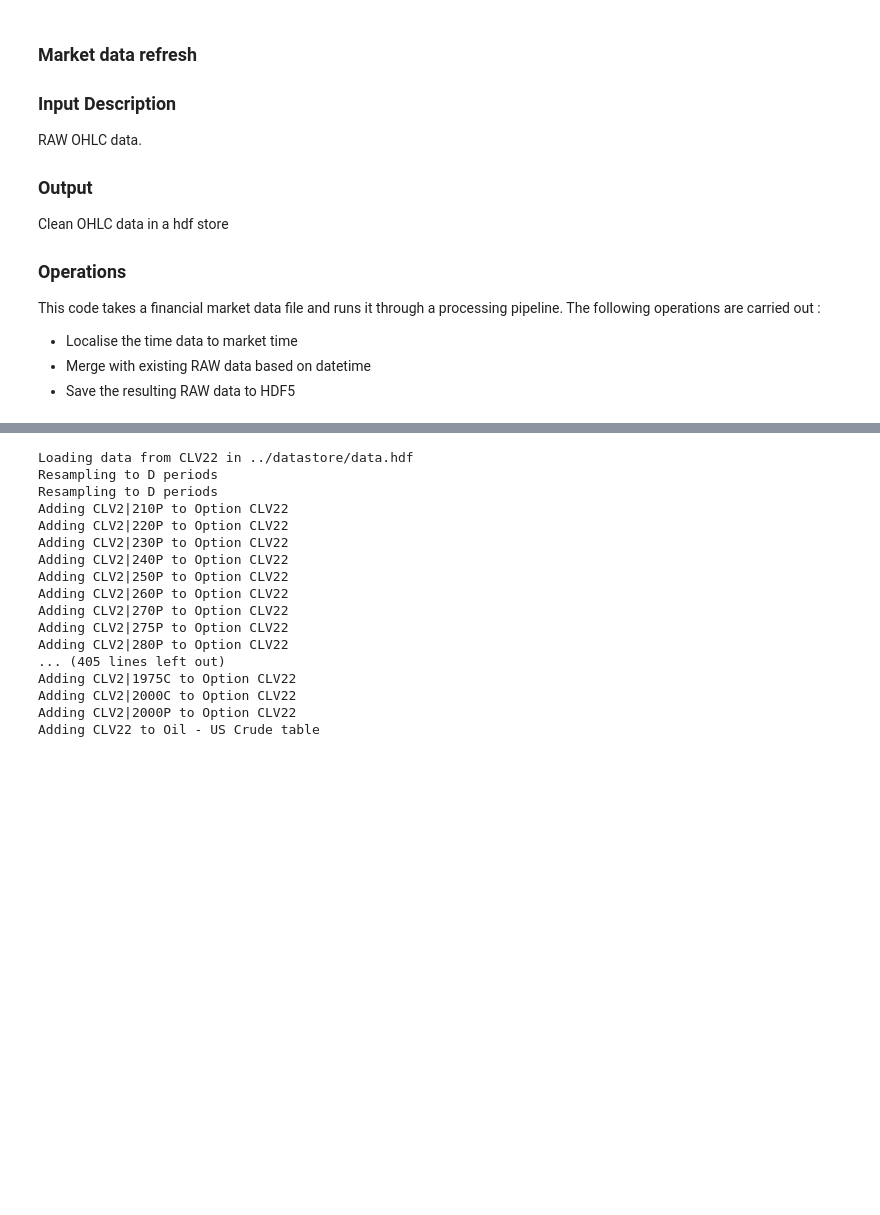
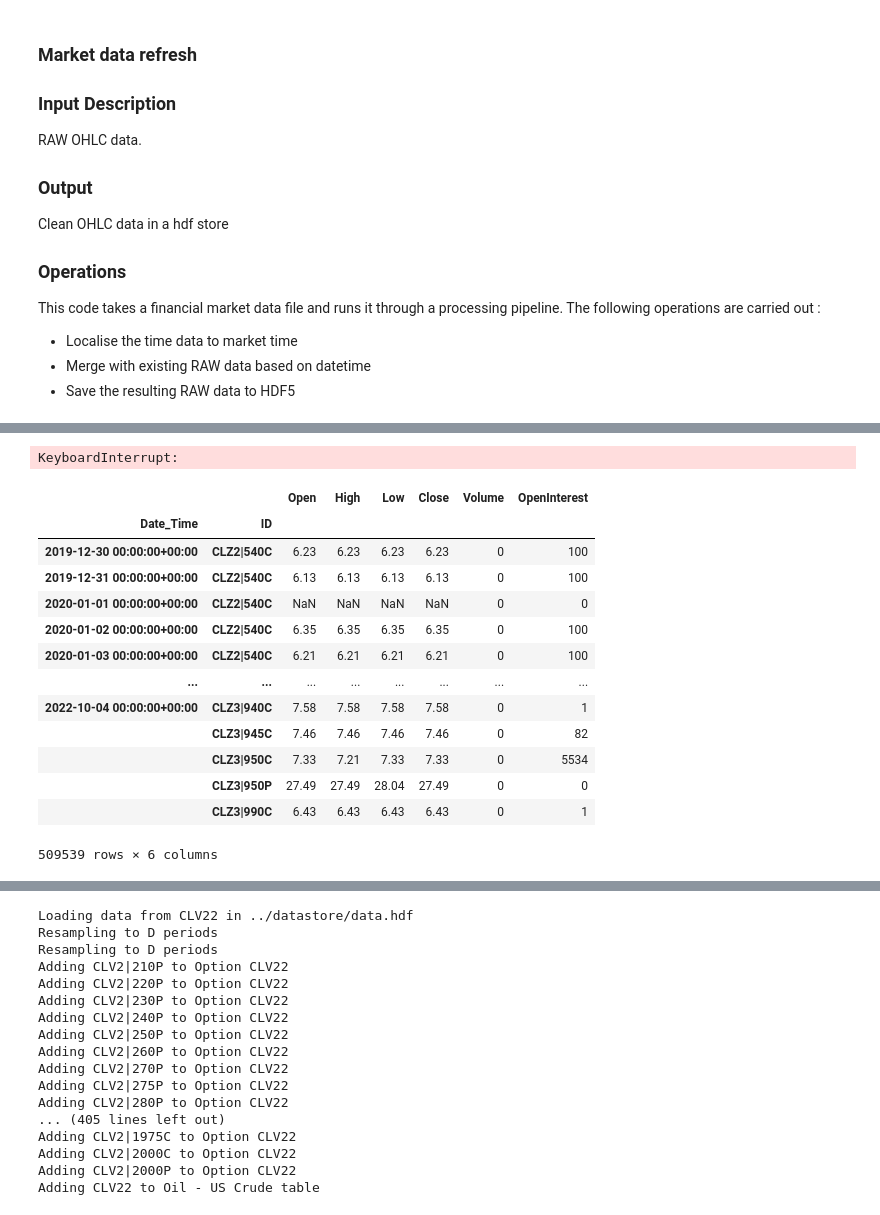
Before and after one commit to cwilko/marketinsights-price-aggregator, a Jupyter notebook: notebooks/datarefresh.ipynb, the cells around one changed output, grey strips where cells are left out. Cells and saved outputs as stored; diff of their text form; code cells hidden in the pictures; blank space fills up the shorter version.

Commit message:
Nightly cronjob to get data

```diff
--- a/notebooks/datarefresh.ipynb
+++ b/notebooks/datarefresh.ipynb
@@ -169,0 +210,38 @@ def appendOptionChainPrices(mds, ds_file):
+# %%
+ds_file = "../datasources/datasources_BarChartOption.json"
+mds = MarketDataStore(location="../datastore")
+data = pd.DataFrame(index=pd.MultiIndex(levels=[[],[]], codes=[[],[]], names=['Date_Time', 'ID']))
+
+datasources = json.load(open(ds_file))
+
+mdsKeys = mds.getKeys()
+
+for datasource in datasources:
+
+    for market in datasource["markets"]:
+
+        for source in tqdm(market["sources"]):
+
+                sourceData = mds.get(source["name"]).assign(ID=source["name"]).reset_index().set_index(["Date_Time", "ID"])
+                data = ppl.merge(data, sourceData)
+
+data
+# %% [output]
+KeyboardInterrupt:
+# %%
+data
+# %% [output]
+|  |  | Open | High | Low | Close | Volume | OpenInterest |
+| Date_Time | ID |  |  |  |  |  |  |
+| 2019-12-30 00:00:00+00:00 | CLZ2|540C | 6.23 | 6.23 | 6.23 | 6.23 | 0 | 100 |
+| 2019-12-31 00:00:00+00:00 | CLZ2|540C | 6.13 | 6.13 | 6.13 | 6.13 | 0 | 100 |
+| 2020-01-01 00:00:00+00:00 | CLZ2|540C | NaN | NaN | NaN | NaN | 0 | 0 |
+| 2020-01-02 00:00:00+00:00 | CLZ2|540C | 6.35 | 6.35 | 6.35 | 6.35 | 0 | 100 |
+| 2020-01-03 00:00:00+00:00 | CLZ2|540C | 6.21 | 6.21 | 6.21 | 6.21 | 0 | 100 |
+| ... | ... | ... | ... | ... | ... | ... | ... |
+| 2022-10-04 00:00:00+00:00 | CLZ3|940C | 7.58 | 7.58 | 7.58 | 7.58 | 0 | 1 |
+|  | CLZ3|945C | 7.46 | 7.46 | 7.46 | 7.46 | 0 | 82 |
+|  | CLZ3|950C | 7.33 | 7.21 | 7.33 | 7.33 | 0 | 5534 |
+|  | CLZ3|950P | 27.49 | 27.49 | 28.04 | 27.49 | 0 | 0 |
+|  | CLZ3|990C | 6.43 | 6.43 | 6.43 | 6.43 | 0 | 1 |
+509539 rows × 6 columns
```
Also changed, not shown: parts of 18 cells of this notebook, 4 other files.
